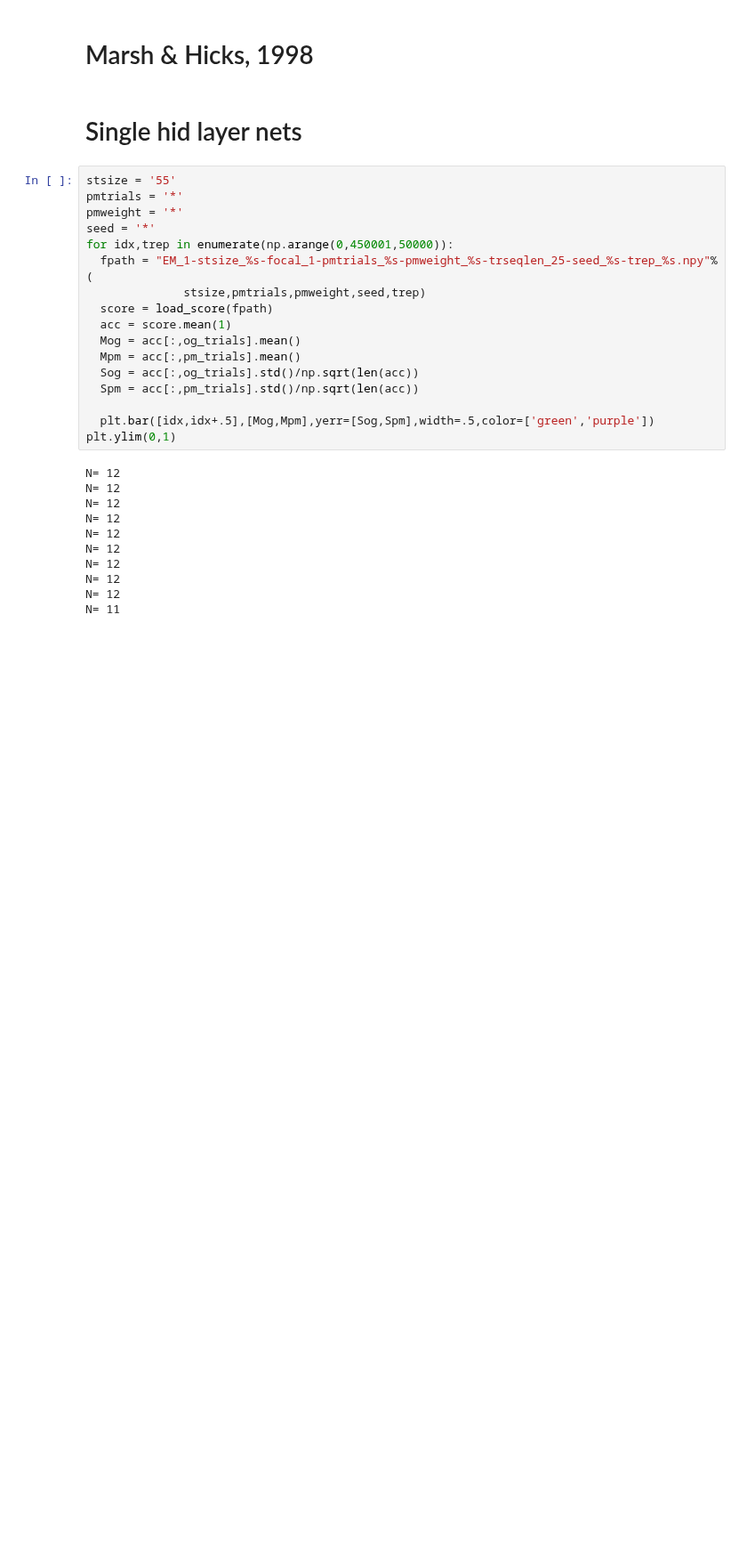
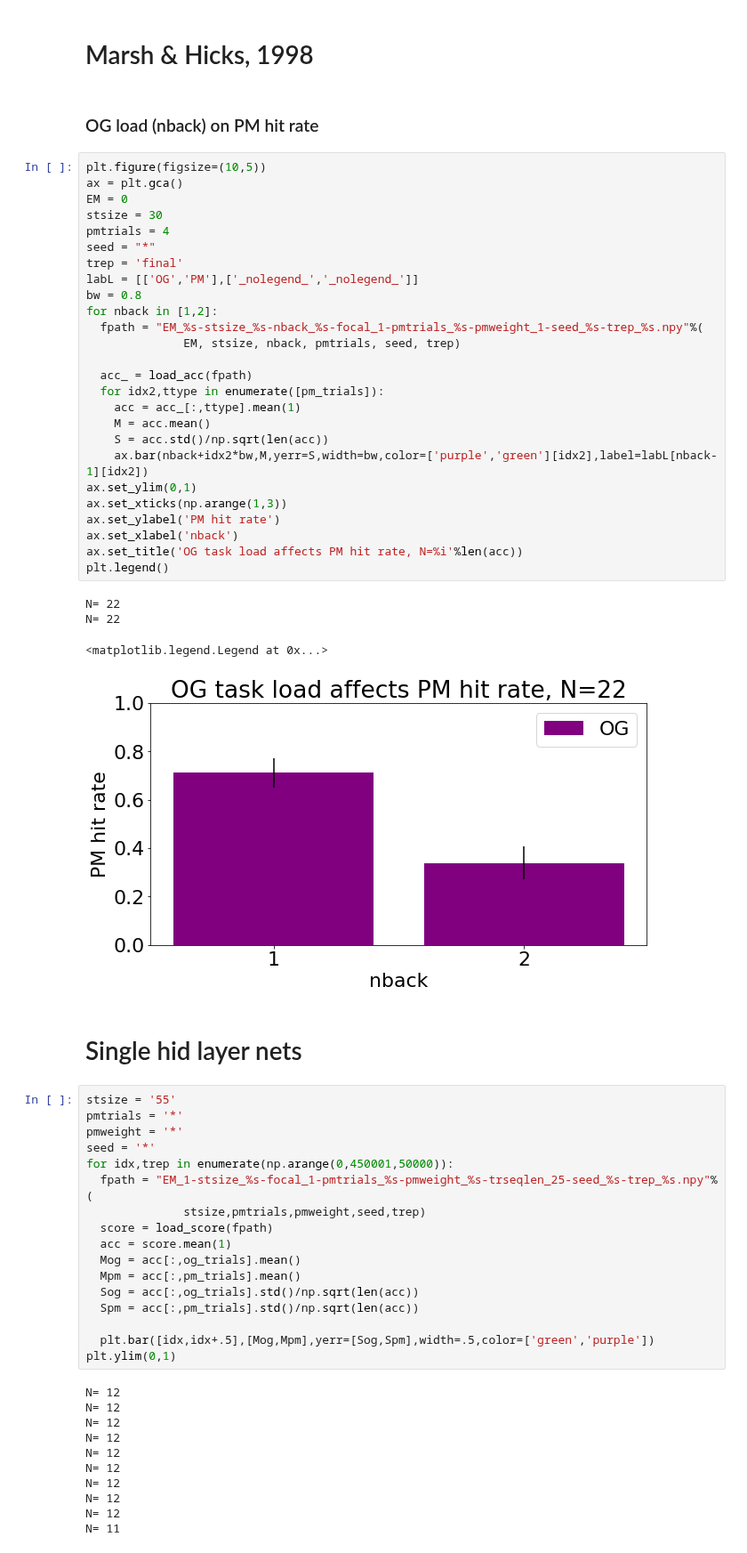
Before and after one commit to andrebeu/PM, a Jupyter notebook: analysis.ipynb, the cells around one changed output. Shown at 89% size. Saved outputs shown, nothing was run; the diff lists cells and outputs as text; blank space fills up the shorter version.

```diff
--- a/analysis.ipynb
+++ b/analysis.ipynb
@@ -94,5 +173,38 @@ N= 14
 # %% [markdown]
 # Marsh & Hicks, 1998
+# %% [markdown]
+### OG load (nback) on PM hit rate
+# %%
+plt.figure(figsize=(10,5))
+ax = plt.gca()
+EM = 0
+stsize = 30
+pmtrials = 4
+seed = "*"
+trep = 'final'
+labL = [['OG','PM'],['_nolegend_','_nolegend_']]
+bw = 0.8
+for nback in [1,2]:
+  fpath = "EM_%s-stsize_%s-nback_%s-focal_1-pmtrials_%s-pmweight_1-seed_%s-trep_%s.npy"%(
+              EM, stsize, nback, pmtrials, seed, trep)
+
+  acc_ = load_acc(fpath)
+  for idx2,ttype in enumerate([pm_trials]):
+    acc = acc_[:,ttype].mean(1)
+    M = acc.mean()
+    S = acc.std()/np.sqrt(len(acc))
+    ax.bar(nback+idx2*bw,M,yerr=S,width=bw,color=['purple','green'][idx2],label=labL[nback-1][idx2])
+ax.set_ylim(0,1)
+ax.set_xticks(np.arange(1,3))
+ax.set_ylabel('PM hit rate')
+ax.set_xlabel('nback')
+ax.set_title('OG task load affects PM hit rate, N=%i'%len(acc))
+plt.legend()
+# %% [output]
+N= 22
+N= 22
+<matplotlib.legend.Legend at 0x...>
+[figure, added]
 # %% [markdown]
 # Single hid layer nets
 # %%
```
Also changed, not shown: parts of 7 cells of this notebook, 3 other files.
